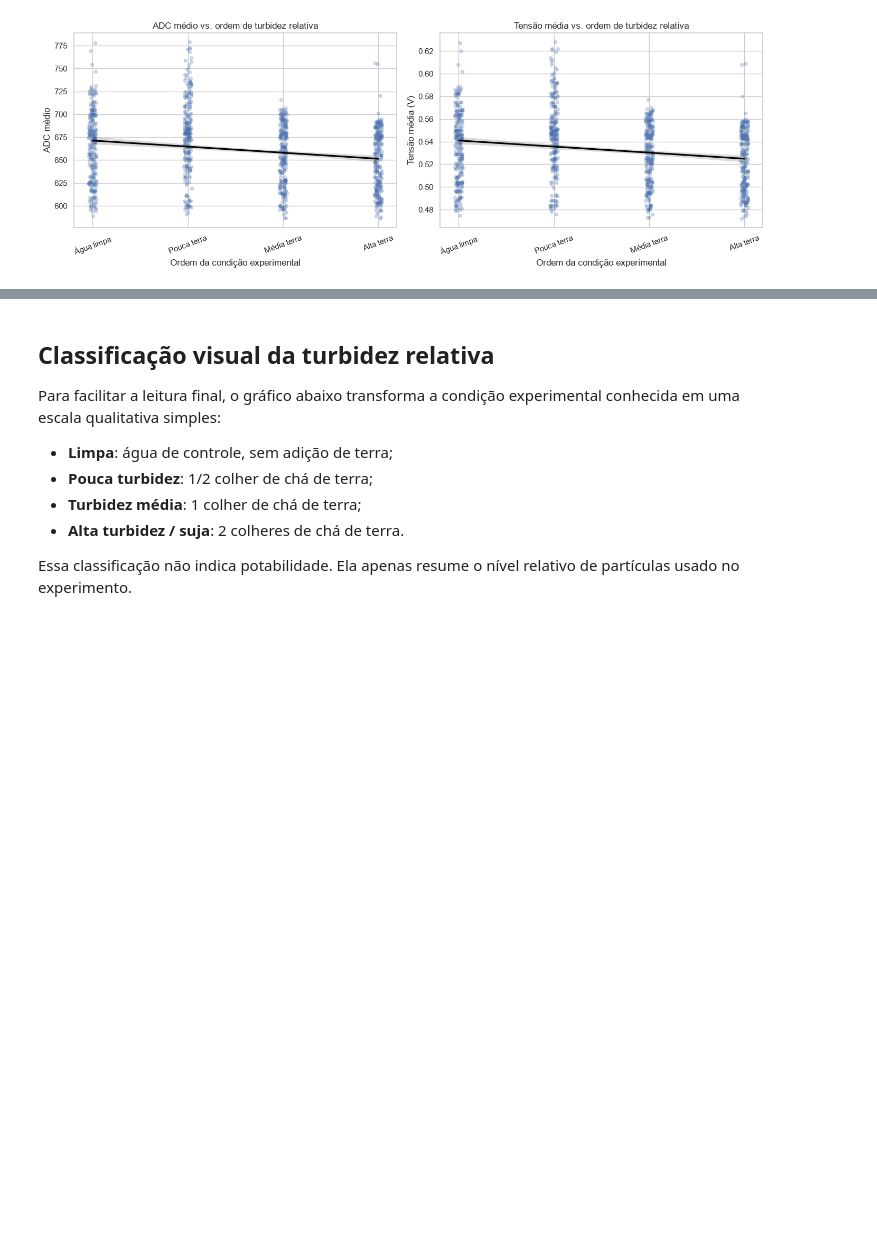
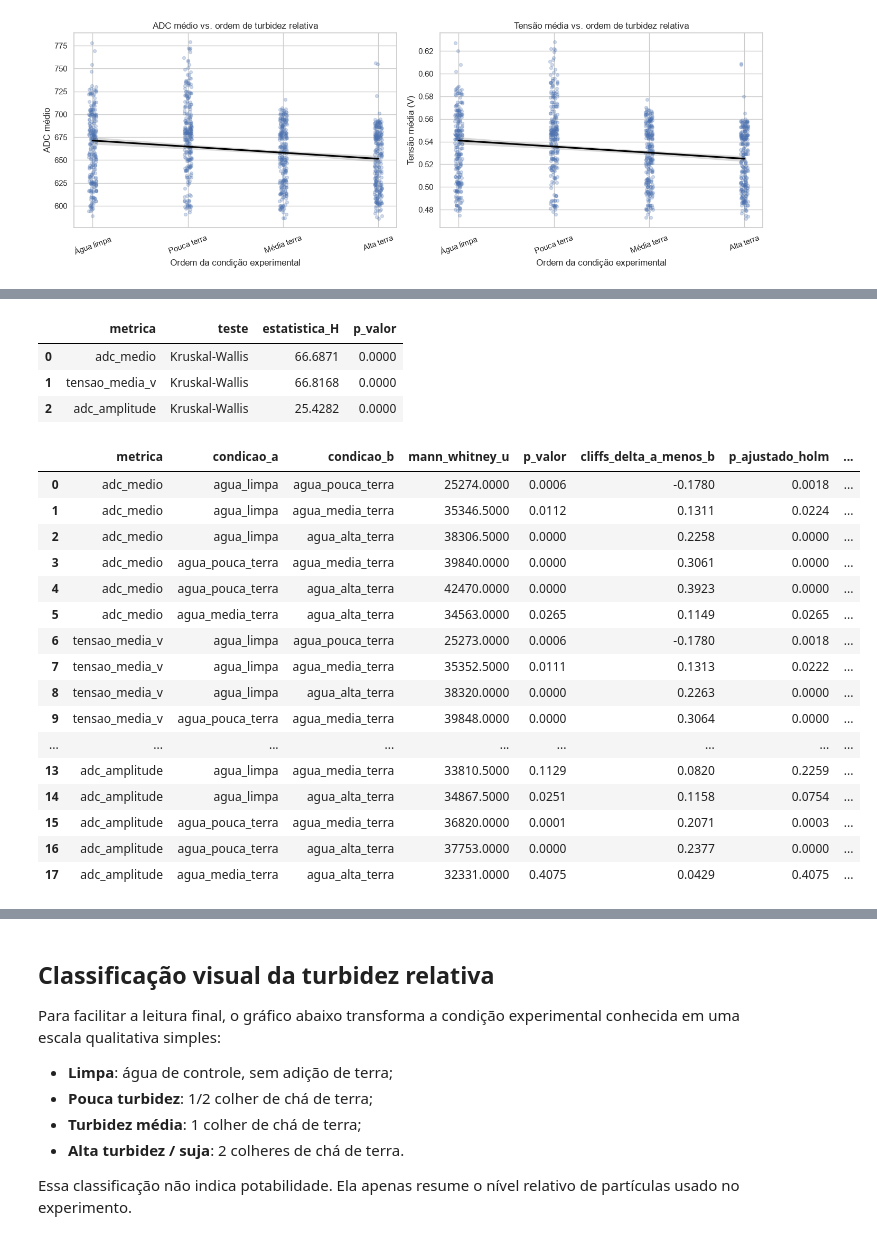
Before and after one commit to michaeldouglas/HidroAlerta, a Jupyter notebook: Analise_Dos_Dados/Analise.ipynb, the cells around one changed output, grey strips where cells are left out. Drawn from its saved outputs; the diff is of its cells as text; code cells hidden in the pictures; blank space fills up the shorter version.

```diff
--- a/Analise_Dos_Dados/Analise.ipynb
+++ b/Analise_Dos_Dados/Analise.ipynb
@@ -581,0 +691,68 @@ plt.show()
+# %%
+try:
+    from scipy.stats import kruskal, mannwhitneyu
+
+    global_tests = []
+    pairwise_rows = []
+    for metric in metrics_for_inference:
+        groups = [df.loc[df["condicao"] == condition, metric].dropna().values for condition in condition_order]
+        h_stat, p_value = kruskal(*groups)
+        global_tests.append({
+            "metrica": metric,
+            "teste": "Kruskal-Wallis",
+            "estatistica_H": h_stat,
+            "p_valor": p_value,
+        })
+
+        metric_pair_rows = []
+        for i, condition_a in enumerate(condition_order):
+            for condition_b in condition_order[i + 1:]:
+                values_a = df.loc[df["condicao"] == condition_a, metric].dropna().values
+                values_b = df.loc[df["condicao"] == condition_b, metric].dropna().values
+                u_stat, pair_p = mannwhitneyu(values_a, values_b, alternative="two-sided")
+                metric_pair_rows.append({
+                    "metrica": metric,
+                    "condicao_a": condition_a,
+                    "condicao_b": condition_b,
+                    "mann_whitney_u": u_stat,
+                    "p_valor": pair_p,
+                    "cliffs_delta_a_menos_b": cliffs_delta(values_a, values_b),
+                })
+        adjusted = holm_adjust([row["p_valor"] for row in metric_pair_rows])
+        for row, p_adj in zip(metric_pair_rows, adjusted):
+            row["p_ajustado_holm"] = p_adj
+            row["diferenca_exploratoria"] = p_adj < 0.05
+            pairwise_rows.append(row)
+
+    global_tests = pd.DataFrame(global_tests)
+    pairwise_tests = pd.DataFrame(pairwise_rows)
+except Exception as error:
+    global_tests = pd.DataFrame({"observacao": [f"Testes não calculados: {error}"]})
+    pairwise_tests = pd.DataFrame()
+
+global_tests
+# %% [output]
+|  | metrica | teste | estatistica_H | p_valor |
+| 0 | adc_medio | Kruskal-Wallis | 66.6871 | 0.0000 |
+| 1 | tensao_media_v | Kruskal-Wallis | 66.8168 | 0.0000 |
+| 2 | adc_amplitude | Kruskal-Wallis | 25.4282 | 0.0000 |
+# %%
+pairwise_tests
+# %% [output]
+|  | metrica | condicao_a | condicao_b | mann_whitney_u | p_valor | cliffs_delta_a_menos_b | p_ajustado_holm | ... |
+| 0 | adc_medio | agua_limpa | agua_pouca_terra | 25274.0000 | 0.0006 | -0.1780 | 0.0018 | ... |
+| 1 | adc_medio | agua_limpa | agua_media_terra | 35346.5000 | 0.0112 | 0.1311 | 0.0224 | ... |
+| 2 | adc_medio | agua_limpa | agua_alta_terra | 38306.5000 | 0.0000 | 0.2258 | 0.0000 | ... |
+| 3 | adc_medio | agua_pouca_terra | agua_media_terra | 39840.0000 | 0.0000 | 0.3061 | 0.0000 | ... |
+| 4 | adc_medio | agua_pouca_terra | agua_alta_terra | 42470.0000 | 0.0000 | 0.3923 | 0.0000 | ... |
+| 5 | adc_medio | agua_media_terra | agua_alta_terra | 34563.0000 | 0.0265 | 0.1149 | 0.0265 | ... |
+| 6 | tensao_media_v | agua_limpa | agua_pouca_terra | 25273.0000 | 0.0006 | -0.1780 | 0.0018 | ... |
+| 7 | tensao_media_v | agua_limpa | agua_media_terra | 35352.5000 | 0.0111 | 0.1313 | 0.0222 | ... |
+| 8 | tensao_media_v | agua_limpa | agua_alta_terra | 38320.0000 | 0.0000 | 0.2263 | 0.0000 | ... |
+| 9 | tensao_media_v | agua_pouca_terra | agua_media_terra | 39848.0000 | 0.0000 | 0.3064 | 0.0000 | ... |
+| ... | ... | ... | ... | ... | ... | ... | ... | ... |
+| 13 | adc_amplitude | agua_limpa | agua_media_terra | 33810.5000 | 0.1129 | 0.0820 | 0.2259 | ... |
+| 14 | adc_amplitude | agua_limpa | agua_alta_terra | 34867.5000 | 0.0251 | 0.1158 | 0.0754 | ... |
+| 15 | adc_amplitude | agua_pouca_terra | agua_media_terra | 36820.0000 | 0.0001 | 0.2071 | 0.0003 | ... |
+| 16 | adc_amplitude | agua_pouca_terra | agua_alta_terra | 37753.0000 | 0.0000 | 0.2377 | 0.0000 | ... |
+| 17 | adc_amplitude | agua_media_terra | agua_alta_terra | 32331.0000 | 0.4075 | 0.0429 | 0.4075 | ... |
```
Also changed, not shown: parts of 19 cells of this notebook.
